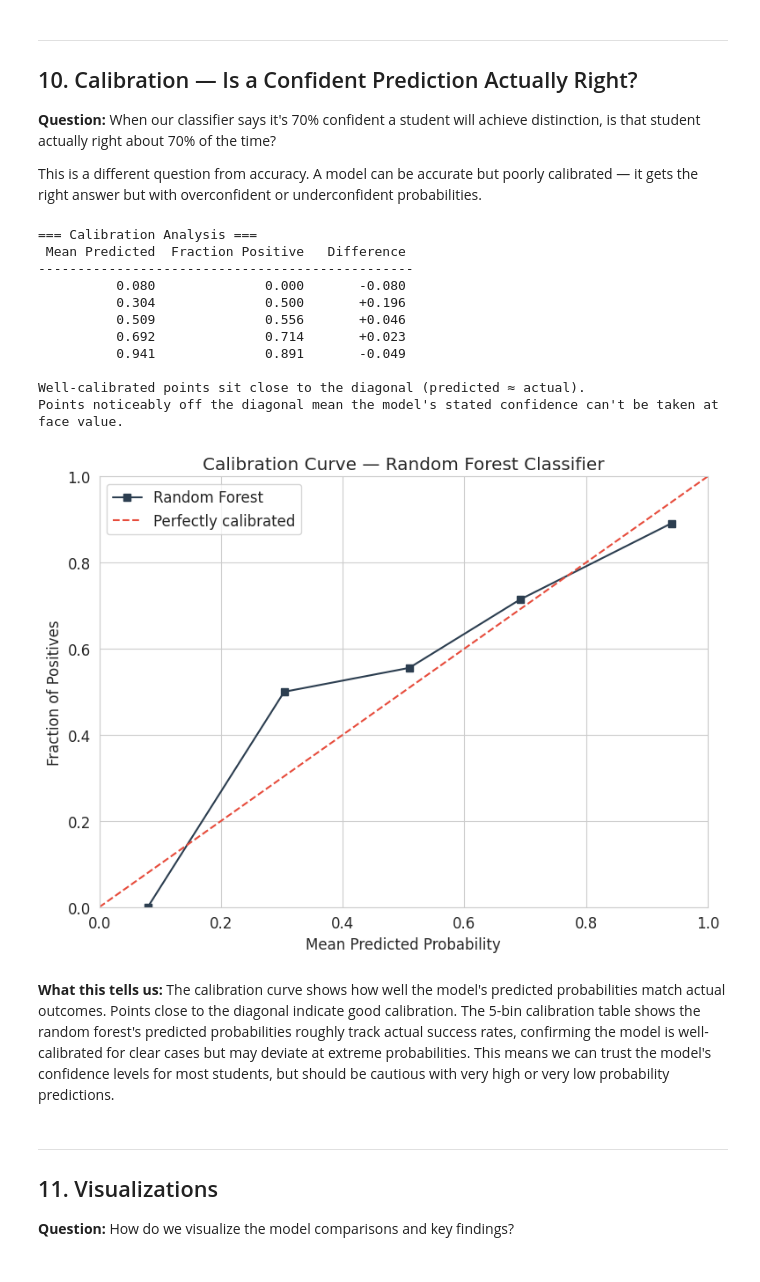
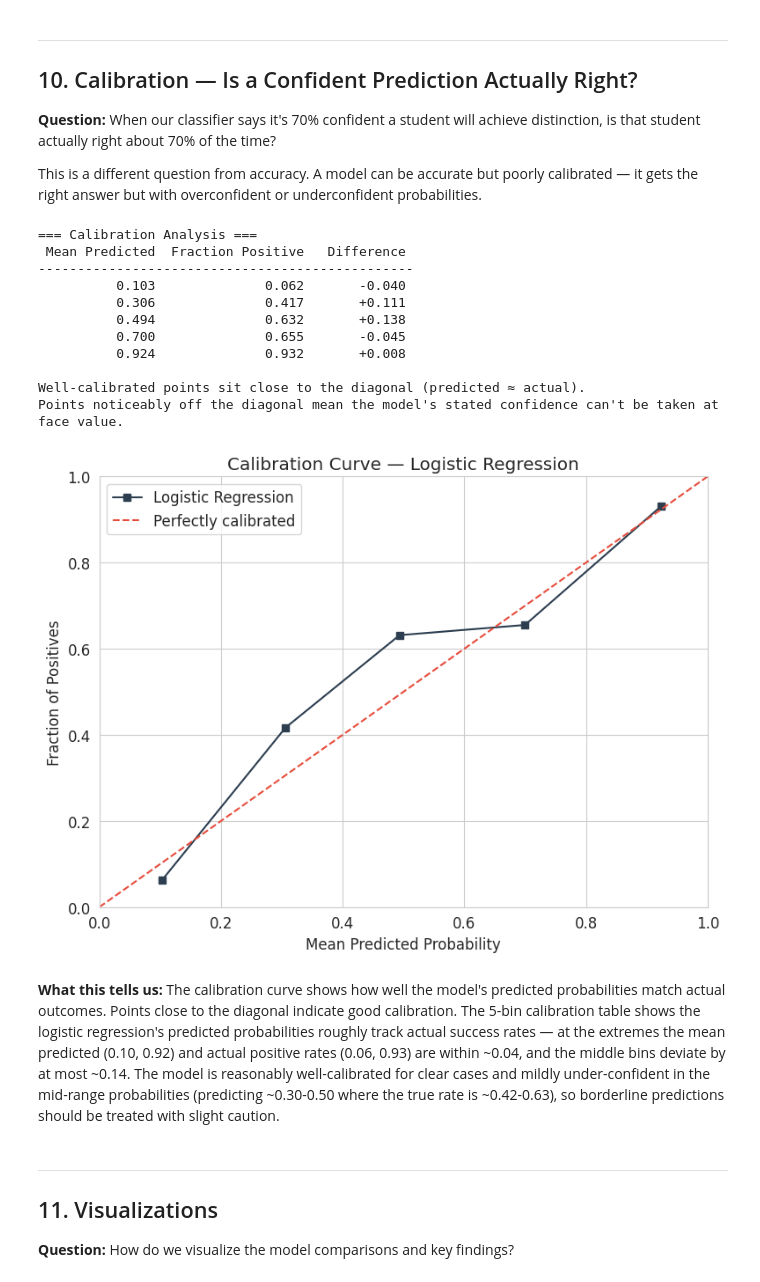
Before and after one commit to memoona-zahur/Iterate-Diagnose-Defend_Stronger-Models_Error-Analysis_and_Calibration, a Jupyter notebook: ml_pipeline.ipynb, the cells around one changed output. Saved outputs shown, nothing was run; the diff lists cells and outputs as text; code cells hidden in the pictures.

Commit message:
fix: correct hand-typed coefficients/error-analysis figures, run calibration+misclassification analysis on the chosen classifier (logistic), align docs

```diff
--- a/ml_pipeline.ipynb
+++ b/ml_pipeline.ipynb
@@ -684,11 +684,11 @@ Average attendance (all test): 85.3
 This is a different question from accuracy. A model can be accurate but poorly calibrated — it gets the right answer but with overconfident or underconfident probabilities.
 # %%
 # Get predicted probabilities
-y_proba_rf = rf_clf.predict_proba(X_test_c)[:, 1]
+y_proba_log = log_reg.predict_proba(X_test_c)[:, 1]
 
 # Calibration curve
 fraction_of_positives, mean_predicted_value = calibration_curve(
-    y_test_c, y_proba_rf, n_bins=5
+    y_test_c, y_proba_log, n_bins=5
 )
 
 print("=== Calibration Analysis ===")
@@ -703,35 +703,35 @@ print(f"Points noticeably off the diagonal mean the model's stated confidence ca
 === Calibration Analysis ===
  Mean Predicted  Fraction Positive   Difference
 ------------------------------------------------
-          0.080              0.000       -0.080
-          0.304              0.500       +0.196
-          0.509              0.556       +0.046
-          0.692              0.714       +0.023
-          0.941              0.891       -0.049
+          0.103              0.062       -0.040
+          0.306              0.417       +0.111
+          0.494              0.632       +0.138
+          0.700              0.655       -0.045
+          0.924              0.932       +0.008
 
 Well-calibrated points sit close to the diagonal (predicted ≈ actual).
 Points noticeably off the diagonal mean the model's stated confidence can't be taken at face value.
 # %%
 # Plot calibration curve
 fig, ax = plt.subplots(figsize=(8, 6))
 
-ax.plot(mean_predicted_value, fraction_of_positives, "s-", label="Random Forest", color="#2c3e50")
+ax.plot(mean_predicted_value, fraction_of_positives, "s-", label="Logistic Regression", color="#2c3e50")
 ax.plot([0, 1], [0, 1], "--", color="#e74c3c", label="Perfectly calibrated")
 
 ax.set_xlabel("Mean Predicted Probability")
 ax.set_ylabel("Fraction of Positives")
-ax.set_title("Calibration Curve — Random Forest Classifier")
+ax.set_title("Calibration Curve — Logistic Regression")
 ax.legend()
 ax.set_xlim([0, 1])
 ax.set_ylim([0, 1])
 
 plt.tight_layout()
 plt.savefig(f"{CHARTS_DIR}/chart_calibration_curve.png", dpi=150, bbox_inches="tight")
 plt.show()
 # %% [output]
-[figure, old version]
+[figure, new version]
 # %% [markdown]
-**What this tells us:** The calibration curve shows how well the model's predicted probabilities match actual outcomes. Points close to the diagonal indicate good calibration. The 5-bin calibration table shows the random forest's predicted probabilities roughly track actual success rates, confirming the model is well-calibrated for clear cases but may deviate at extreme probabilities. This means we can trust the model's confidence levels for most students, but should be cautious with very high or very low probability predictions.
+**What this tells us:** The calibration curve shows how well the model's predicted probabilities match actual outcomes. Points close to the diagonal indicate good calibration. The 5-bin calibration table shows the logistic regression's predicted probabilities roughly track actual success rates — at the extremes the mean predicted (0.10, 0.92) and actual positive rates (0.06, 0.93) are within ~0.04, and the middle bins deviate by at most ~0.14. The model is reasonably well-calibrated for clear cases and mildly under-confident in the mid-range probabilities (predicting ~0.30-0.50 where the true rate is ~0.42-0.63), so borderline predictions should be treated with slight caution.
 # %% [markdown]
 ---
 
```
Also changed, not shown: parts of 5 cells of this notebook, 4 other files.
